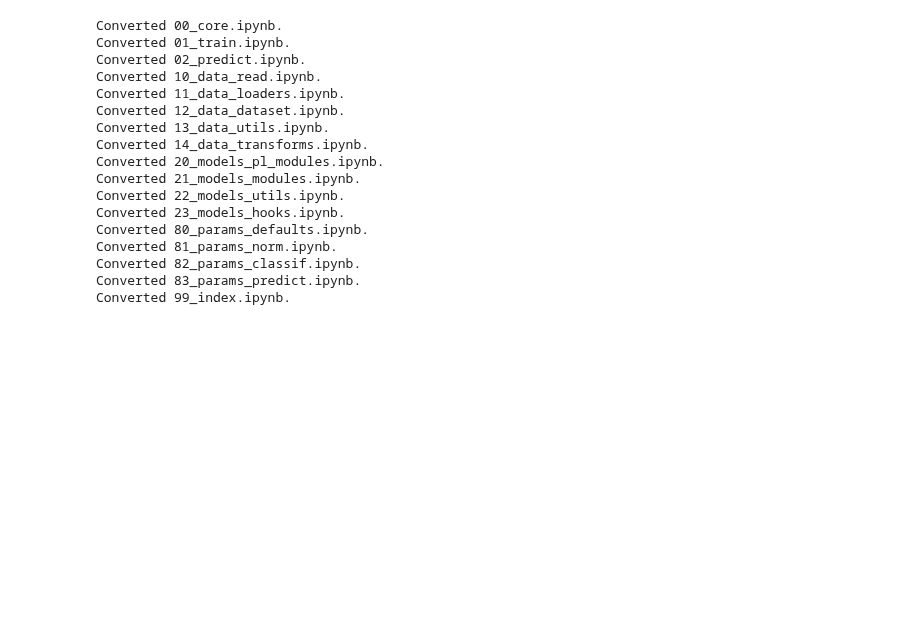
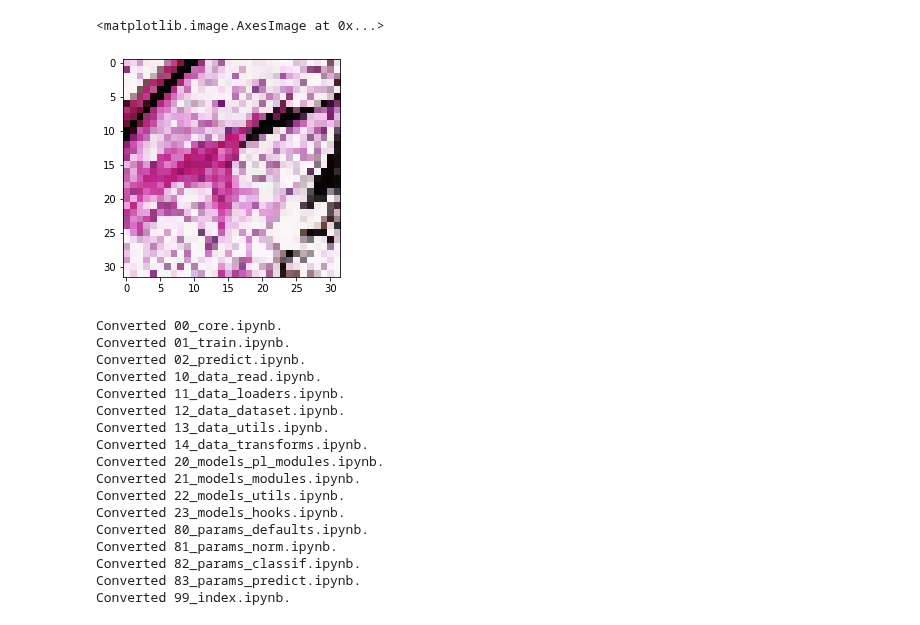
Before and after one commit to schwobr/grade_classif, a Jupyter notebook: nbs/22_models.utils.ipynb, the cells around one changed output. Drawn from its saved outputs; the diff is of its cells as text; code cells hidden in the pictures; blank space fills up the shorter version.

```diff
--- a/nbs/22_models.utils.ipynb
+++ b/nbs/22_models.utils.ipynb
@@ -58,3 +58,10 @@ def gaussian_mask(m, s, d, R, C):
     # we add eps for numerical stability
     normalised_mask = mask / (mask.sum(1, keepdims=True) + 1e-8)
     return normalised_mask
+# %%
+m = 0
+s = 0.5
+d = 256//32
+# %%
+Ax = gaussian_mask(m, s, d, 32, 256)
+Ay = gaussian_mask(m, s, d, 32, 256)
@@ -61,3 +77,8 @@ def gaussian_mask(m, s, d, R, C):
+# %%
+plt.imshow((Ax[None] @ torch.tensor(img.transpose((2, 0, 1))) @ Ay.T[None]).numpy().transpose((1, 2, 0)))
+# %% [output]
+<matplotlib.image.AxesImage at 0x...>
+[figure, added]
 # %%
 # export
 def get_num_features(model):
```
Also changed, not shown: parts of 2 cells of this notebook, 2 other files.
